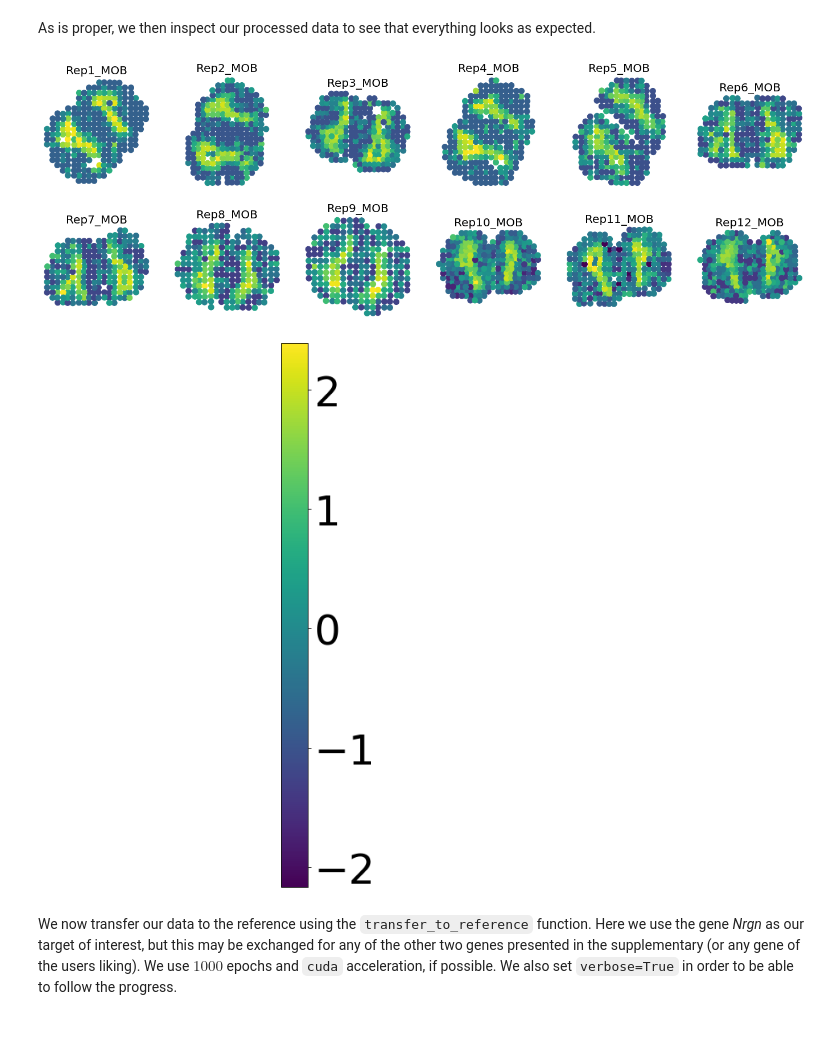
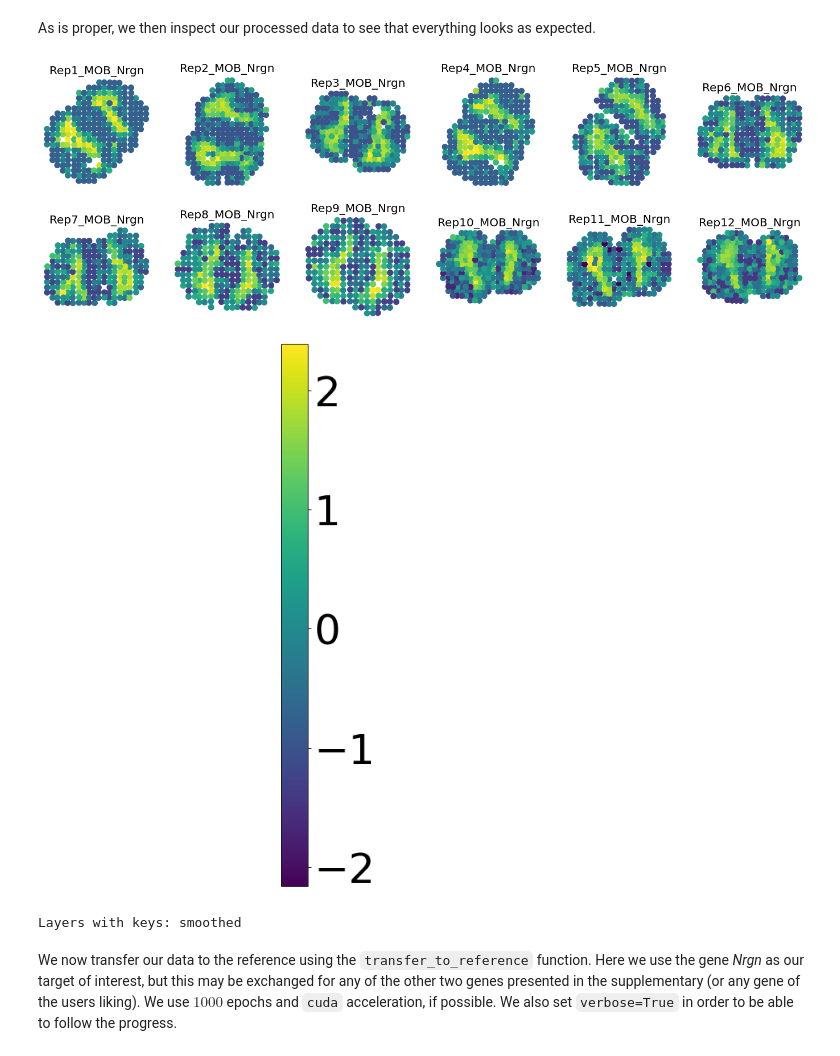
Before and after one commit to almaan/eggplant, a Jupyter notebook: notebooks/mob-full-analysis.ipynb, the cells around one changed output. Drawn from its saved outputs; the diff is of its cells as text; code cells hidden in the pictures.

```diff
--- a/notebooks/mob-full-analysis.ipynb
+++ b/notebooks/mob-full-analysis.ipynb
@@ -125,20 +126,24 @@ As is proper, we then inspect our processed data to see that everything looks as
 # %%
 # Output used for Figure 2B
 eg.pl.visualize_observed(adatas,
-                         feature = "Nrgn",
+                         features = "Nrgn",
                          n_rows = 2,
                          include_title = True,
                          fontsize = 20,
                          marker_size =100,
                          share_colorscale = True,
                          separate_colorbar = True,
                          side_size = 4,
                          show_landmarks = False,
                          quantile_scaling = True,
                         )
 # %% [output]
-[figure, old version]
+[figure, new version]
 [figure]
+# %%
+adatas["Rep1_MOB"].layers
+# %% [output]
+Layers with keys: smoothed
 # %% [markdown]
 We now transfer our data to the reference using the `transfer_to_reference` function. Here we use the gene _Nrgn_ as our target of interest, but this may be exchanged for any of the other two genes presented in the supplementary (or any gene of the users liking). We use $1000$ epochs and `cuda` acceleration, if possible. We also set `verbose=True` in order to be able to follow the progress.
 # %%
```
Also changed, not shown: parts of 7 cells of this notebook, 11 other files.
